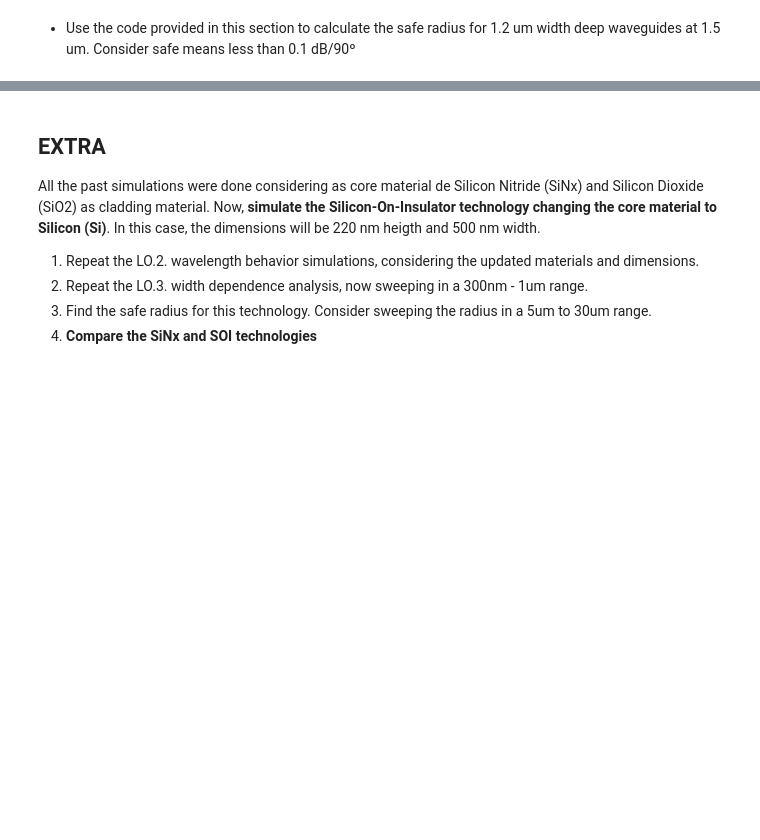
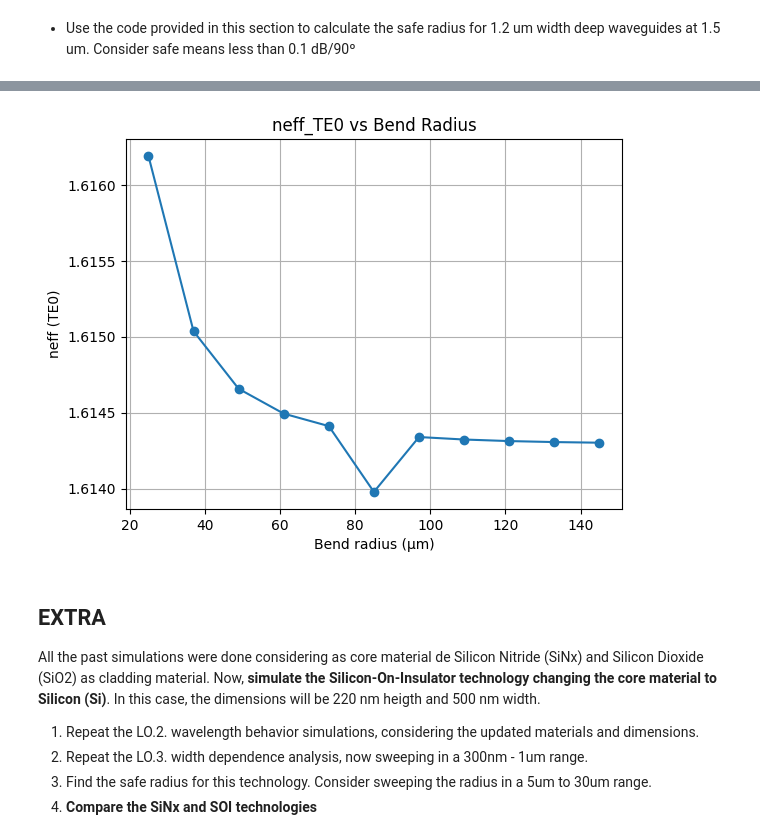
Before and after one commit to TONIPLA/cifoin-lab1, a Jupyter notebook: WAVEGUIDES_Student.ipynb, the cells around one changed output, grey strips where cells are left out. Cells and saved outputs as stored; diff of their text form; code cells hidden in the pictures; blank space fills up the shorter version.

```diff
--- a/WAVEGUIDES_Student.ipynb
+++ b/WAVEGUIDES_Student.ipynb
@@ -573,2 +593,34 @@ plt.legend()
 # %% [markdown]
 - Use the code provided in this section to calculate the safe radius for 1.2 um width deep waveguides at 1.5 um. Consider safe means less than 0.1 dB/90º
+# %%
+R_values = np.arange(25, 151, 12)
+neff_values = []
+
+for R in R_values:
+
+    wg = gt.modes.Waveguide(
+        wavelength=1550 * nm,
+        core_width=1.2,
+        slab_thickness=0.0,
+        core_material="sin",
+        clad_material="sio2",
+        core_thickness=300 * nm,
+        num_modes=1,
+        cache_path=".cache/",
+        precision="double",
+        max_grid_scaling=1.2,
+        grid_resolution=30,
+        bend_radius=R,
+    )
+
+    neff_values.append(wg.n_eff)  # modo fundamental TE0
+
+# gráfica
+plt.figure()
+plt.plot(R_values, neff_values, marker="o")
+plt.xlabel("Bend radius (µm)")
+plt.ylabel("neff (TE0)")
+plt.title("neff_TE0 vs Bend Radius")
+plt.grid(True)
+plt.show()
+# %% [output]
@@ -575,3 +638,4 @@ plt.legend()
+[figure, added]
 # %% [markdown]
 ## EXTRA
 
```
Also changed, not shown: parts of 15 cells of this notebook.
